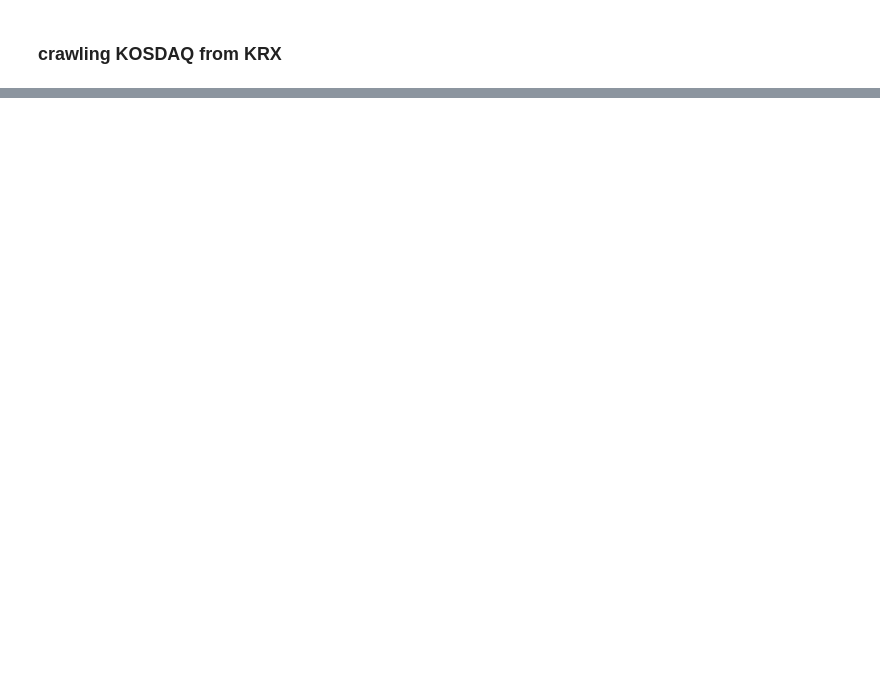
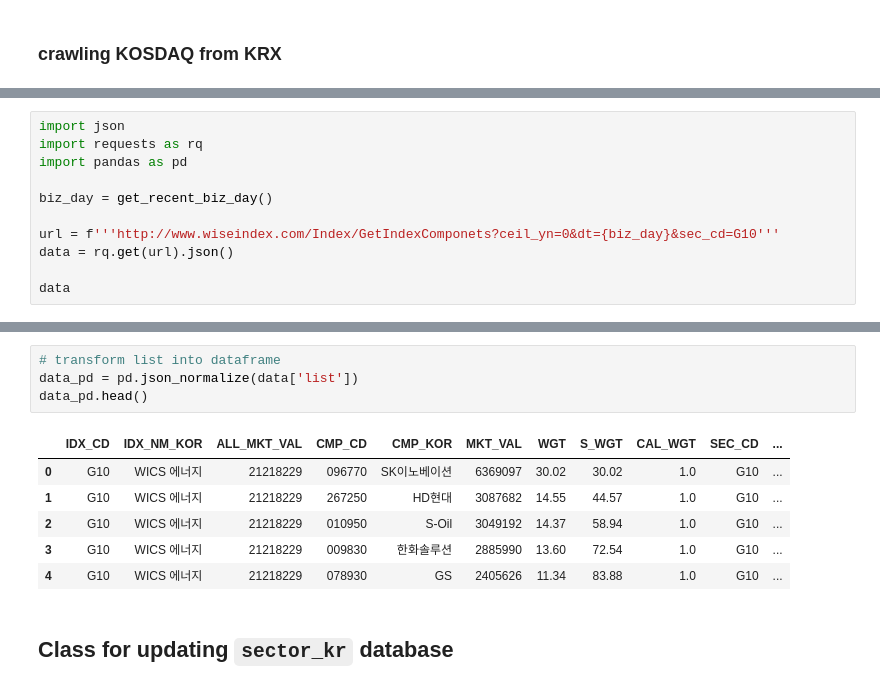
Before and after one commit to ahn283/projects, a Jupyter notebook: trader/data_manager.ipynb, the cells around one changed output, grey strips where cells are left out. Cells and saved outputs as stored; diff of their text form; blank space fills up the shorter version.

```diff
--- a/trader/data_manager.ipynb
+++ b/trader/data_manager.ipynb
@@ -294,0 +365,11 @@ generating OTP mktID: ALL
+# %%
+import json
+import requests as rq
+import pandas as pd
+
+biz_day = get_recent_biz_day()
+
+url = f'''http://www.wiseindex.com/Index/GetIndexComponets?ceil_yn=0&dt={biz_day}&sec_cd=G10'''
+data = rq.get(url).json()
+
+data
@@ -294,0 +447,13 @@ generating OTP mktID: ALL
+# %%
+# transform list into dataframe
+data_pd = pd.json_normalize(data['list'])
+data_pd.head()
+# %% [output]
+|  | IDX_CD | IDX_NM_KOR | ALL_MKT_VAL | CMP_CD | CMP_KOR | MKT_VAL | WGT | S_WGT | CAL_WGT | SEC_CD | ... |
+| 0 | G10 | WICS 에너지 | 21218229 | 096770 | SK이노베이션 | 6369097 | 30.02 | 30.02 | 1.0 | G10 | ... |
+| 1 | G10 | WICS 에너지 | 21218229 | 267250 | HD현대 | 3087682 | 14.55 | 44.57 | 1.0 | G10 | ... |
+| 2 | G10 | WICS 에너지 | 21218229 | 010950 | S-Oil | 3049192 | 14.37 | 58.94 | 1.0 | G10 | ... |
+| 3 | G10 | WICS 에너지 | 21218229 | 009830 | 한화솔루션 | 2885990 | 13.60 | 72.54 | 1.0 | G10 | ... |
+| 4 | G10 | WICS 에너지 | 21218229 | 078930 | GS | 2405626 | 11.34 | 83.88 | 1.0 | G10 | ... |
+# %% [markdown]
+## Class for updating `sector_kr` database
```
Also changed, not shown: parts of 37 cells of this notebook.
